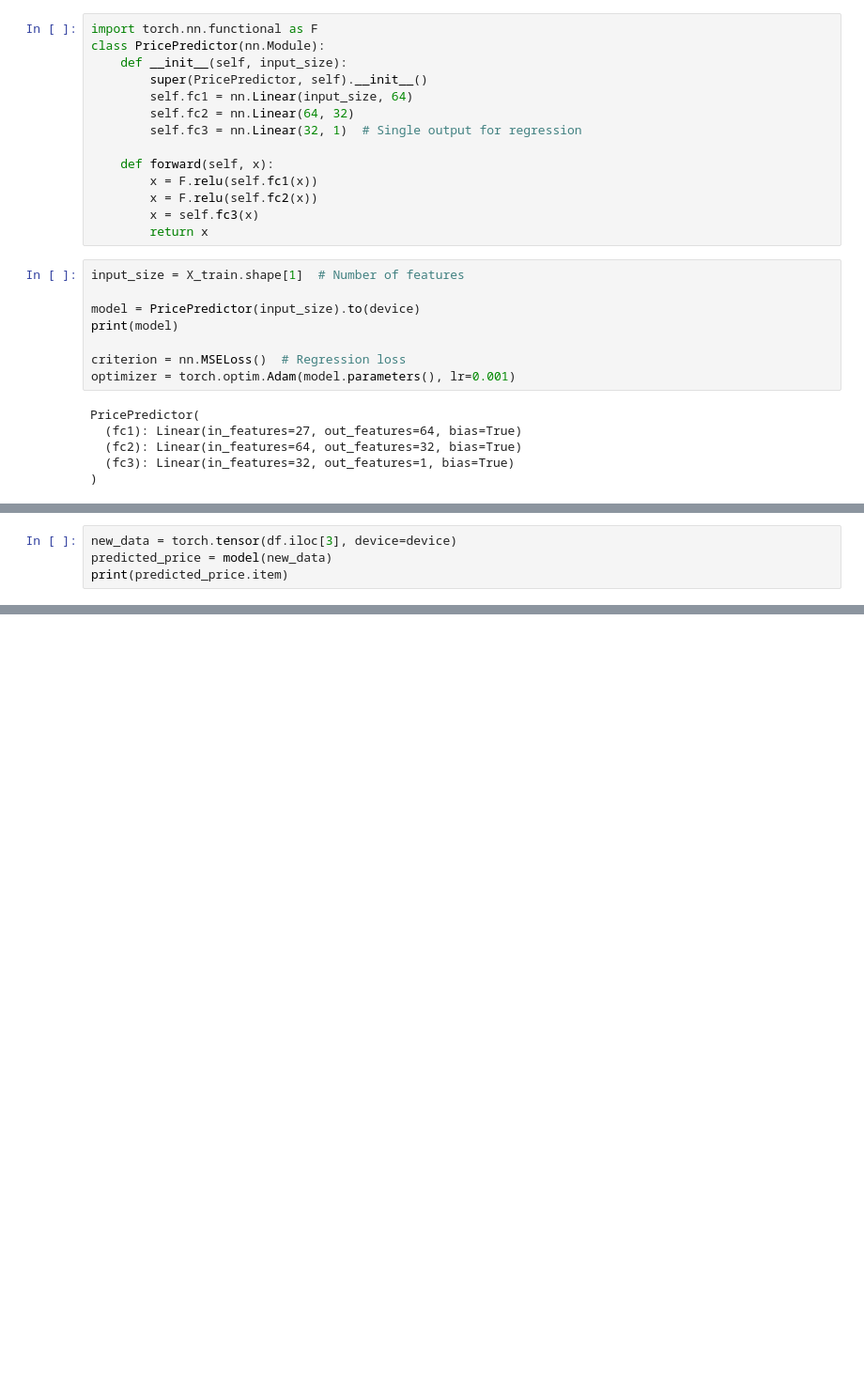
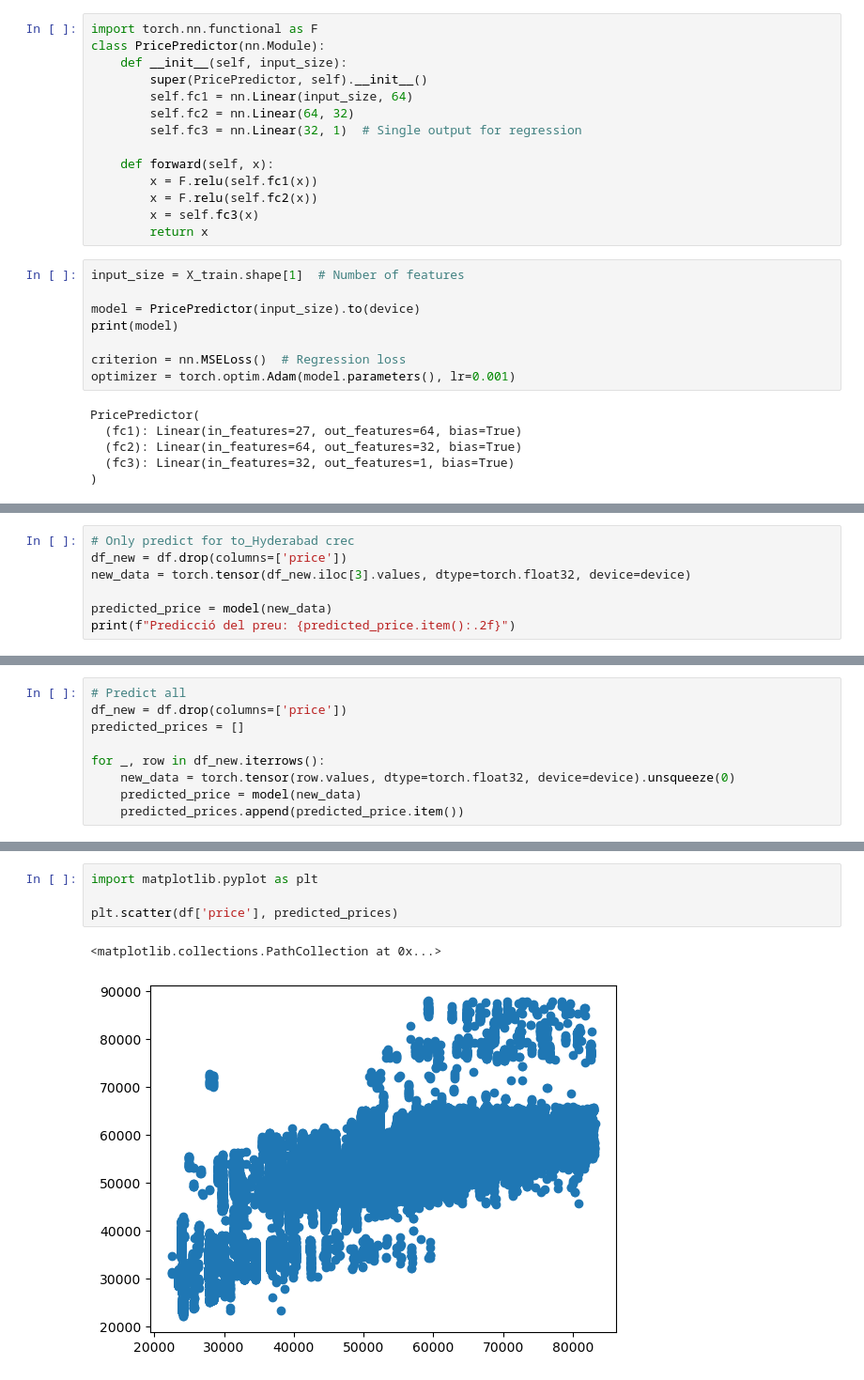
Before and after one commit to imiguelrodriguez/NECActivity1, a Jupyter notebook: neural_network_pytorch.ipynb, the cells around one changed output, grey strips where cells are left out. Shown at 94% size. Cells and saved outputs as stored; diff of their text form; blank space fills up the shorter version.

```diff
--- a/neural_network_pytorch.ipynb
+++ b/neural_network_pytorch.ipynb
@@ -136,5 +165,8 @@ Test Loss: 62038592.4662
 # %%
-new_data = torch.tensor(df.iloc[3], device=device)
+# Only predict for to_Hyderabad crec
+df_new = df.drop(columns=['price'])
+new_data = torch.tensor(df_new.iloc[3].values, dtype=torch.float32, device=device)
+
 predicted_price = model(new_data)
-print(predicted_price.item)
+print(f"Predicció del preu: {predicted_price.item():.2f}")
 # %% [output]
@@ -141,0 +174,9 @@ RuntimeError: mat1 and mat2 must have the same dtype, but got Double and Float
+# %%
+# Predict all
+df_new = df.drop(columns=['price'])
+predicted_prices = []
+
+for _, row in df_new.iterrows():
+    new_data = torch.tensor(row.values, dtype=torch.float32, device=device).unsqueeze(0)
+    predicted_price = model(new_data)
+    predicted_prices.append(predicted_price.item())
@@ -141,0 +226,7 @@ RuntimeError: mat1 and mat2 must have the same dtype, but got Double and Float
+# %%
+import matplotlib.pyplot as plt
+
+plt.scatter(df['price'], predicted_prices)
+# %% [output]
+<matplotlib.collections.PathCollection at 0x...>
+[figure, added]
```
Also changed, not shown: parts of 11 cells of this notebook, 1 other file.
